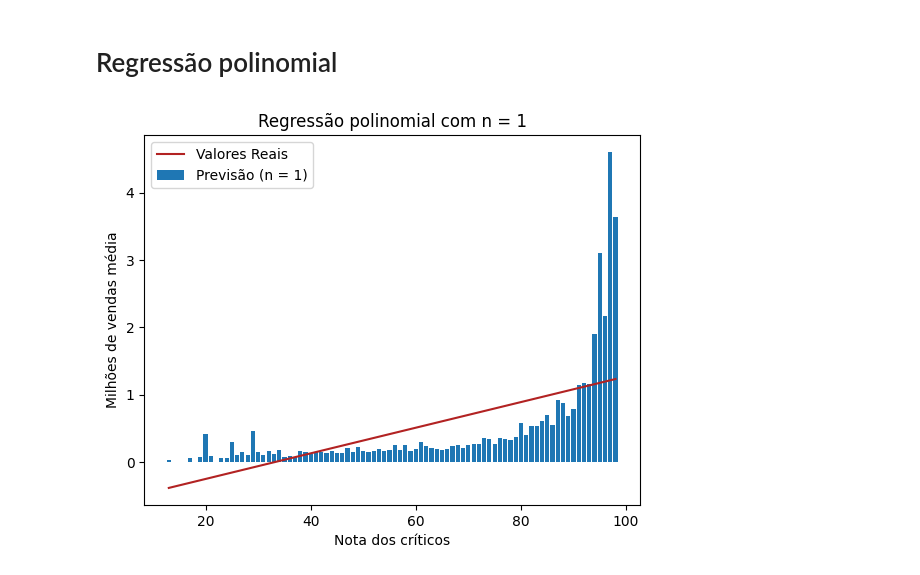
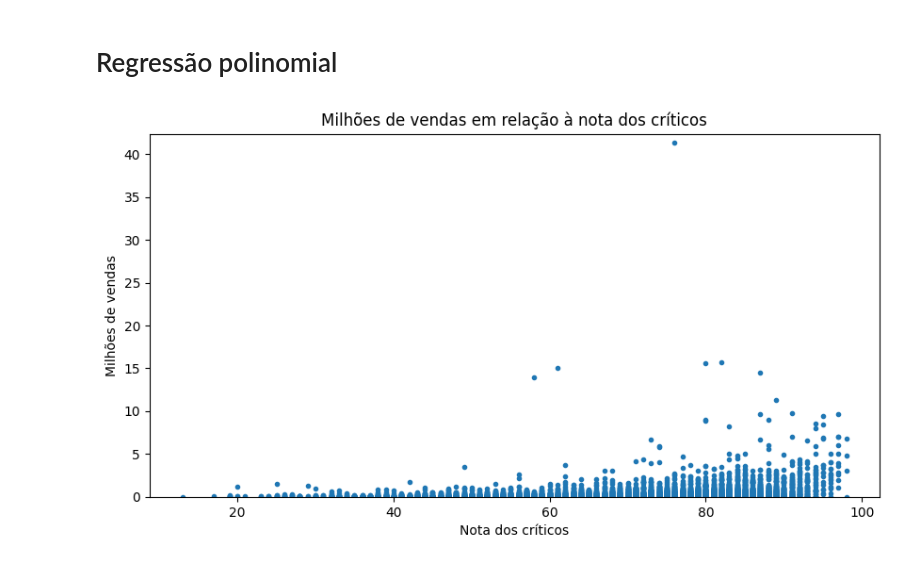
Before and after one commit to LuisFSForti/Atividades_USP, a Jupyter notebook: Estatistica/Atividade2.ipynb, the cells around one changed output. Saved outputs shown, nothing was run; the diff lists cells and outputs as text; code cells hidden in the pictures.

```diff
--- a/Estatistica/Atividade2.ipynb
+++ b/Estatistica/Atividade2.ipynb
@@ -26,0 +51,19 @@ df = df[df.Other_Sales < 10.5]
+# %%
+#Para salvar as médias e limites de vendas cada região
+medias = np.zeros(m)
+limites = np.zeros(shape=(m, 2))
+
+#Para cada região
+for i in range(0, m):
+    #Pega as vendas
+    amostra = valores[:, i]
+
+    #Média
+    medias[i] = np.mean(amostra)
+    #Limites
+    limites[i, 0] = medias[i] - stats.norm.ppf(1/2 + confianca/2) * np.std(amostra, ddof=1) / (amostra.size**(1/2))
+    limites[i, 1] = medias[i] + stats.norm.ppf(1/2 + confianca/2) * np.std(amostra, ddof=1) / (amostra.size**(1/2))
+
+#Imprime os dados coletados
+dados = np.column_stack((nomes, medias, limites, [confianca] * m))
+print(tabulate(dados, headers=['Região', 'Média', 'Limites inferiores', 'Limites superiores', 'Confiança'], tablefmt="grid"))
@@ -27,39 +82,49 @@ df = df[df.Other_Sales < 10.5]
 # %% [markdown]
 # Regressão polinomial
 # %%
-#Separa as colunas desejadas
-pontCriticos = df.filter(['Name', 'Critic_Score', 'NA_Sales', 'EU_Sales', 'JP_Sales', 'Other_Sales'], axis=1)
-
-#Ordena por pontuação dos críticos
-pontCriticos = pontCriticos.sort_values("Critic_Score", ascending=True)
-pontCriticos = pontCriticos.reset_index()
-
-#Para a função fit_transform funcionar adequadamente ele precisa que X seja um array feito de arrays
-X = [[val] for val in pontCriticos.Critic_Score.unique()]
-#Para calcular as médias de cada avaliação
-mediaVendasNA = np.zeros(len(X))
+#Para calcular as médias e medianas de cada avaliação
+medias = np.zeros(shape=(len(X), m))
+medianas = np.zeros(shape=(len(X), m))
 
 #Para cada pontuação
-for pont in X:
-    valNA = pontCriticos[pontCriticos.Critic_Score == pont[0]].NA_Sales
-    mediaVendasNA[X.index(pont)] = np.sum(valNA)/valNA.size
+for i in range(0, len(X)):
+    #Pega as vendas relacionadas à nota para todas as regiões
+    val = valores[pontCriticos.Critic_Score == X[i]]
 
-#print(pontCriticos)
-#print(X)
+    #Calcula as médias e medianas por região
+    medias[i, :] = np.mean(val, axis=0)
+    medianas[i, :] = np.median(val, axis=0)
 
-n = [val for val in range(1, 16)]
-for i in n:
-    pr = PolynomialFeatures(degree = i)
-    X_poly = pr.fit_transform(X)
-    lr_2 = LinearRegression()
-    lr_2.fit(X_poly, mediaVendasNA)
+#Plota os dados coletados para cada região
+for i in range(0, m):
+    plt.figure(figsize=(10, 5))
+    plt.scatter(pontCriticos.Critic_Score, valores[:, i], marker='.', c=cores[i])
+    plt.title('Milhões de vendas em relação à nota dos críticos')
+    plt.xlabel('Nota dos críticos')
+    plt.ylabel('Milhões de vendas')
+    plt.ylim(0.0, np.max(valores[:, i]) + 1)
+    plt.show()
 
-    plt.bar(pontCriticos.Critic_Score.unique(), mediaVendasNA)
-    plt.plot(X, lr_2.predict(X_poly), color = 'firebrick')
-    plt.title('Regressão polinomial com n = ' + str(i))
-    plt.xlabel('Nota dos críticos')
-    plt.ylabel('Milhões de vendas média')
-    plt.legend(['Valores Reais', 'Previsão (n = ' + str(i) + ')'], loc='best', facecolor='white')
-    plt.show()
+#Plota as médias para cada região no mesmo gráfico
+plt.figure(figsize=(10, 5))
+
+for i in range(0, m):
+    plt.scatter(X, medias[:, i], marker='.', c=cores[i])
+
+plt.title('Milhões de vendas média em relação à nota dos críticos')
+plt.xlabel('Nota dos críticos')
+plt.ylabel('Milhões de vendas média')
+plt.ylim(0.0, np.max(medias) + 1)
+plt.show()
+
+#Plota as medianas para cada região no memso gráfico
+plt.figure(figsize=(10, 5))
+for i in range(0, m):
+    plt.scatter(X, medianas[:, i], marker='.', c=cores[i])
+plt.title('Milhões de vendas mediana em relação à nota dos críticos')
+plt.xlabel('Nota dos críticos')
+plt.ylabel('Milhões de vendas mediana')
+plt.ylim(0.0, np.max(medianas) + 1)
+plt.show()
 # %% [output]
-[figure, old version]
+[figure, new version]
```
Also changed, not shown: parts of 13 cells of this notebook, 1 other file.
